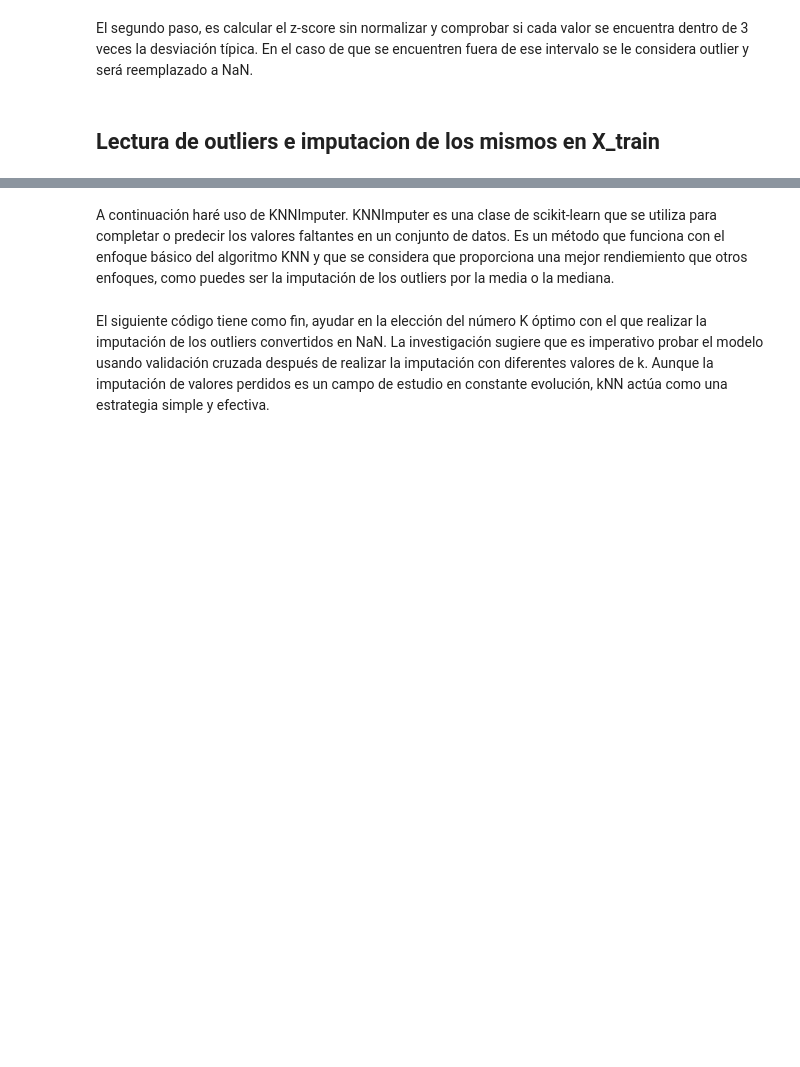
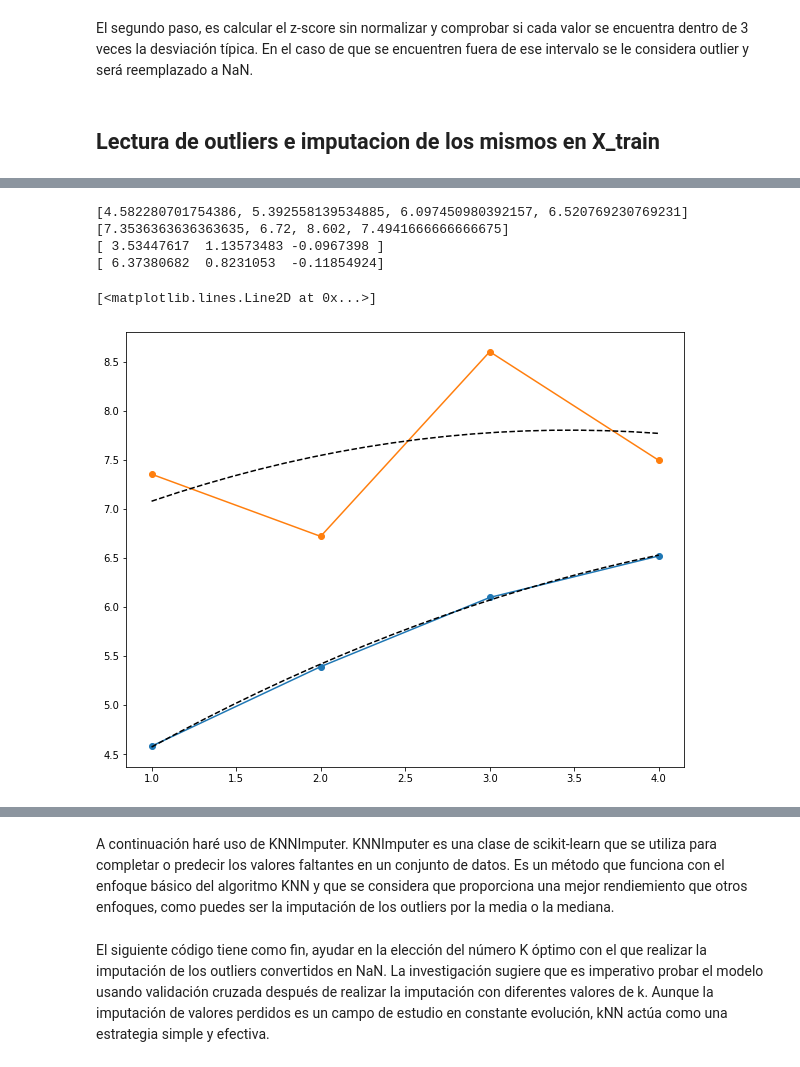
Before and after one commit to jorgealarconlucas/TFG, a Jupyter notebook: TFG.ipynb, the cells around one changed output, grey strips where cells are left out. Saved outputs shown, nothing was run; the diff lists cells and outputs as text; code cells hidden in the pictures; blank space fills up the shorter version.

```diff
--- a/TFG.ipynb
+++ b/TFG.ipynb
@@ -35,8 +35,8 @@ from sklearn.model_selection import cross_val_score
 # %% [markdown]
 Antes de entrenar un modelo predictivo, o antes de realizar cualquier cálculo con un nuevo conjunto de datos, es muy importante realizar un análisis descriptivo de los mismos. De esta forma, entender mejor la información que contiene cada variable y detectar posibles errores.
 # %%
-db = pd.read_csv('/content/Base datos COVID-Linfos Actualizazda.xlsx - Valores seleccionados.csv')
-#db = pd.read_excel('Base datos COVID-Linfos Actualizazda.xlsx') #no quites esta línea, coméntala cuando estés trabajando en tus datos
+#db = pd.read_csv('/content/Base datos COVID-Linfos Actualizazda.xlsx - Valores seleccionados.csv')
+db = pd.read_excel('Base datos COVID-Linfos Actualizazda.xlsx') #no quites esta línea, coméntala cuando estés trabajando en tus datos
 
 #Cambio las comas por puntos y de esa manera las columnas ya me salen float64, pero no se cambian las comas de las ultimas 4 columnas
 #Sin embargo, si quito lo de las comas y puntos y lo añado mas adelante de otra manera, se cambian todas las comas por los puntos pero siguen
@@ -1150,0 +911,15 @@ for index,value in enumerate (X_train.isnull().sum()):
+# %%
+#Calculo de medias según el dataframe y la variable
+
+def mean_review(dataframe,variable):
+    mean_array = []
+    for i in dataframe['Revision'].unique(): ## JA, quiero que i coja los valores únicos. Es decir si aparece 1 que coja todos los 1 a la vez.
+        df_mask=dataframe['Revision']==i
+        filtered_df = dataframe[df_mask]
+
+        mean_df = filtered_df[variable].mean()
+        #si tenemos valores que son NaN nos va a dar ese error
+        mean_array.append(mean_df)
+
+    return mean_array,filtered_df #Tengo que poner return en lugar de print, pues si pongo print cuando ejecuto la funcion me sale None junto a los valores. Y si me
+              #None, no puedo meter la función en lin_reg_model.
@@ -1150,0 +940,33 @@ for index,value in enumerate (X_train.isnull().sum()):
+# %%
+revi= np.array([1,2,3,4])
+
+#ojo el label lo tenemos que coger de y_train
+print(mean_review(X_train[y_train==0],'NEU')[0])
+print(mean_review(X_train[y_train==1],'NEU')[0])
+
+sanos_means,_ = mean_review(X_train[y_train==0],'NEU')
+
+no_sanos_means,_ = mean_review(X_train[y_train==1],'NEU')
+
+coef_sanos = lin_reg_model(revi,sanos_means)
+coef_no_sanos = lin_reg_model(revi,no_sanos_means)
+
+print(coef_sanos)
+print(coef_no_sanos)
+
+plt.figure(figsize = (10,8))
+xx = np.linspace(1,4,20)
+
+XX = np.vstack((np.ones(xx.shape),xx,xx**2)).T
+
+plt.plot(revi,sanos_means,'o-')
+plt.plot(revi,no_sanos_means,'o-')
+plt.plot(xx,XX.dot(coef_sanos),'k--',label = 'real values')
+plt.plot(xx,XX.dot(coef_no_sanos),'k--',label = 'regression model')
+# %% [output]
+[4.582280701754386, 5.392558139534885, 6.097450980392157, 6.520769230769231]
+[7.3536363636363635, 6.72, 8.602, 7.4941666666666675]
+[ 3.53447617  1.13573483 -0.0967398 ]
+[ 6.37380682  0.8231053  -0.11854924]
+[<matplotlib.lines.Line2D at 0x...>]
+[figure, added]
```
Also changed, not shown: parts of 29 cells of this notebook, 1 other file.
